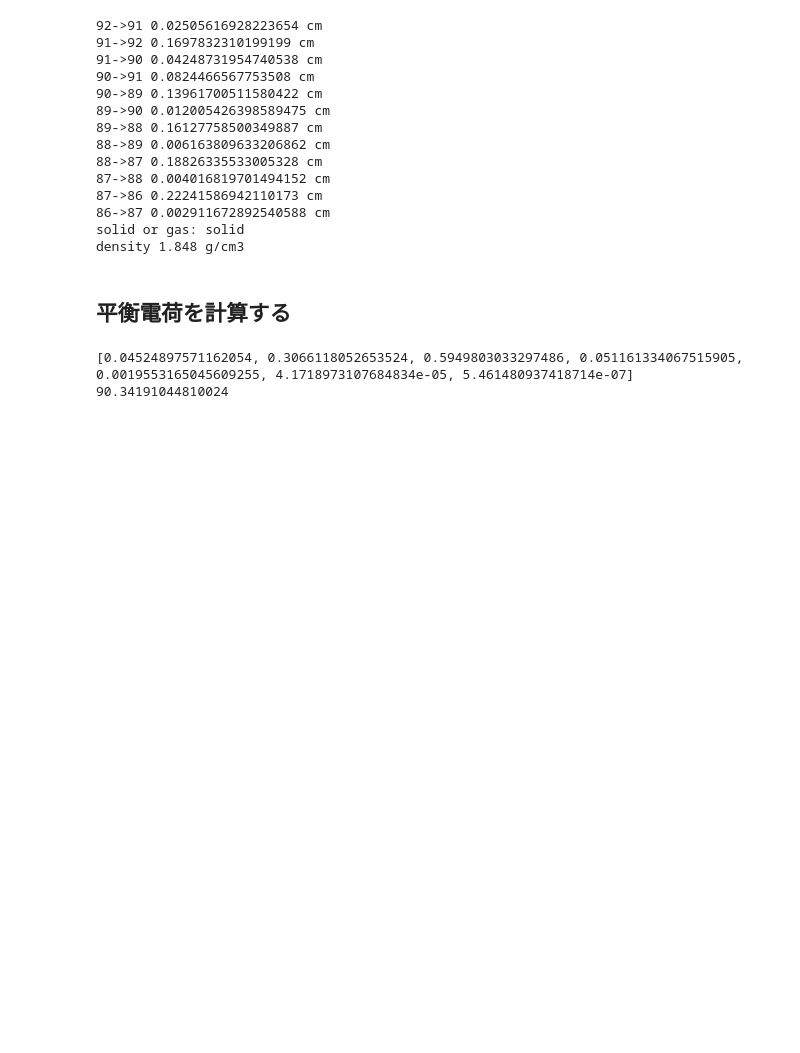
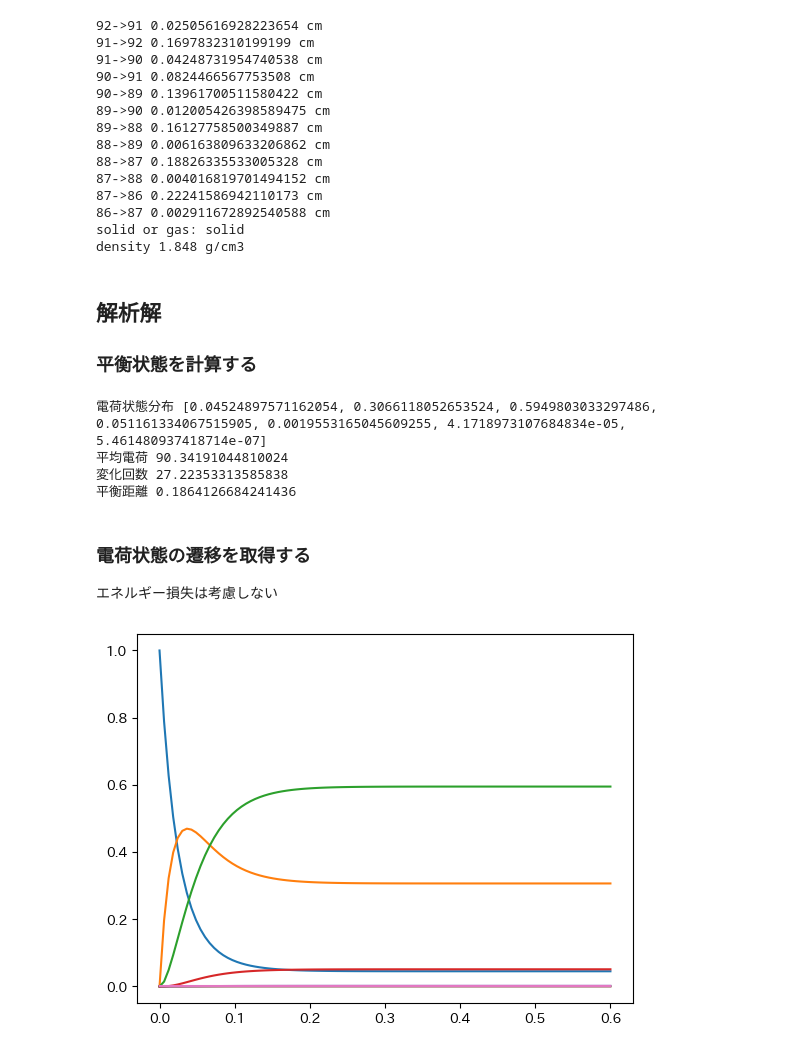
Before and after one commit to yoshimotomasahir/simcc, a Jupyter notebook: examples/how2use_simcc.ipynb, the cells around one changed output. Cells and saved outputs as stored; diff of their text form; code cells hidden in the pictures; blank space fills up the shorter version.

```diff
--- a/examples/how2use_simcc.ipynb
+++ b/examples/how2use_simcc.ipynb
@@ -48,11 +58,29 @@ print("density",density,"g/cm3")
 solid or gas: solid
 density 1.848 g/cm3
 # %% [markdown]
-## 平衡電荷を計算する
+## 解析解
+### 平衡状態を計算する
 # %%
-print(GetAnalyticalEqProb(MFP))
-print(GetAnalyticalEqCharge(MFP))
+MFP = GetMFP(zp=92, energy=345, material="Be")
+
+print("電荷状態分布", GetAnalyticalEqProb(MFP))
+print("平均電荷", GetAnalyticalEqCharge(MFP))
+print("変化回数", GetAnalyticalEqNcc(MFP, 1))
+print("平衡距離", GetAnalyticalEqThick(MFP))
 # %% [output]
-[0.04524897571162054, 0.3066118052653524, 0.5949803033297486, 0.051161334067515905, 0.0019553165045609255, 4.1718973107684834e-05, 5.461480937418714e-07]
-90.34191044810024
+電荷状態分布 [0.04524897571162054, 0.3066118052653524, 0.5949803033297486, 0.051161334067515905, 0.0019553165045609255, 4.1718973107684834e-05, 5.461480937418714e-07]
+平均電荷 90.34191044810024
+変化回数 27.22353313585838
+平衡距離 0.1864126684241436
+# %% [markdown]
+### 電荷状態の遷移を取得する
+エネルギー損失は考慮しない
+# %%
+MFP = GetMFP(zp=92, energy=345, material="Be")
+lengths = np.linspace(0,0.6,100)
+
+plt.plot(lengths, [GetAnalyticalProb(MFP, length) for length in lengths])
+plt.show()
+# %% [output]
+[figure, added]
 # %% [markdown]
```
Also changed, not shown: parts of 14 cells of this notebook.
